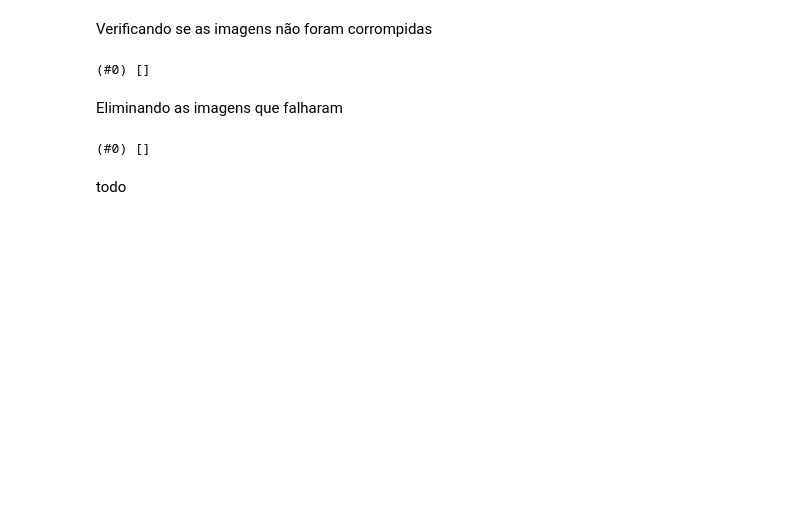
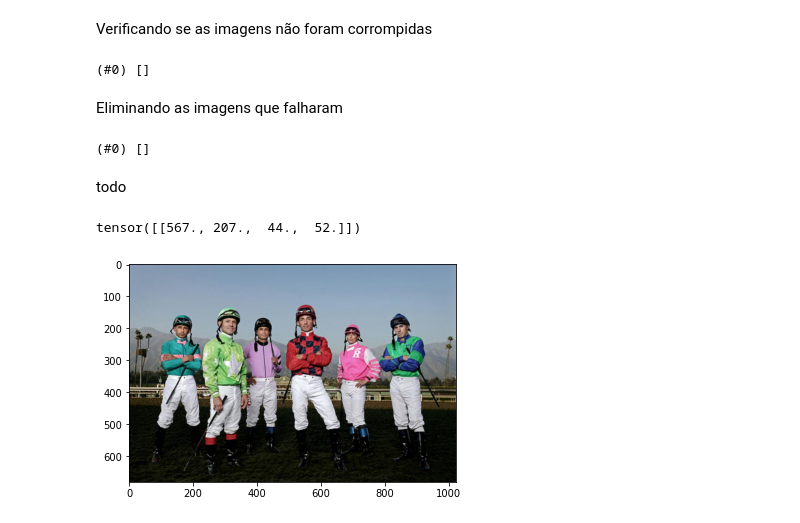
Before and after one commit to GabrielCostaDeOliveira/faceDetectionTraining, a Jupyter notebook: src/faceDetectionDL.ipynb, the cells around one changed output. Saved outputs shown, nothing was run; the diff lists cells and outputs as text; code cells hidden in the pictures; blank space fills up the shorter version.

```diff
--- a/src/faceDetectionDL.ipynb
+++ b/src/faceDetectionDL.ipynb
@@ -38,3 +46,7 @@ def get_y(path: str):
+# %%
+get_y1(r'C:\Users\Thalisson\prog\aulas\ml\faceDetectionTraining\dataset\WIDER_train\annotations\5--Car_Accident\5_Car_Accident_Accident_5_25')
+# %% [output]
+tensor([[567., 207.,  44.,  52.]])
 # %%
 db = DataBlock(
     blocks=(ImageBlock, BBoxBlock),
@@ -45,4 +57,8 @@ db = DataBlock(
 )
+# %%
+plt.imshow(plt.imread(r'C:\Users\Thalisson\prog\aulas\ml\faceDetectionTraining\dataset\WIDER_train\images\46--Jockey\46_Jockey_Jockey_46_12.jpg'));
+# %% [output]
+[figure, added]
 # %%
 dls = db.dataloaders(path)
 dls.show_batch(max_n=6, figsize=(8, 6))
```
Also changed, not shown: parts of 5 cells of this notebook.
